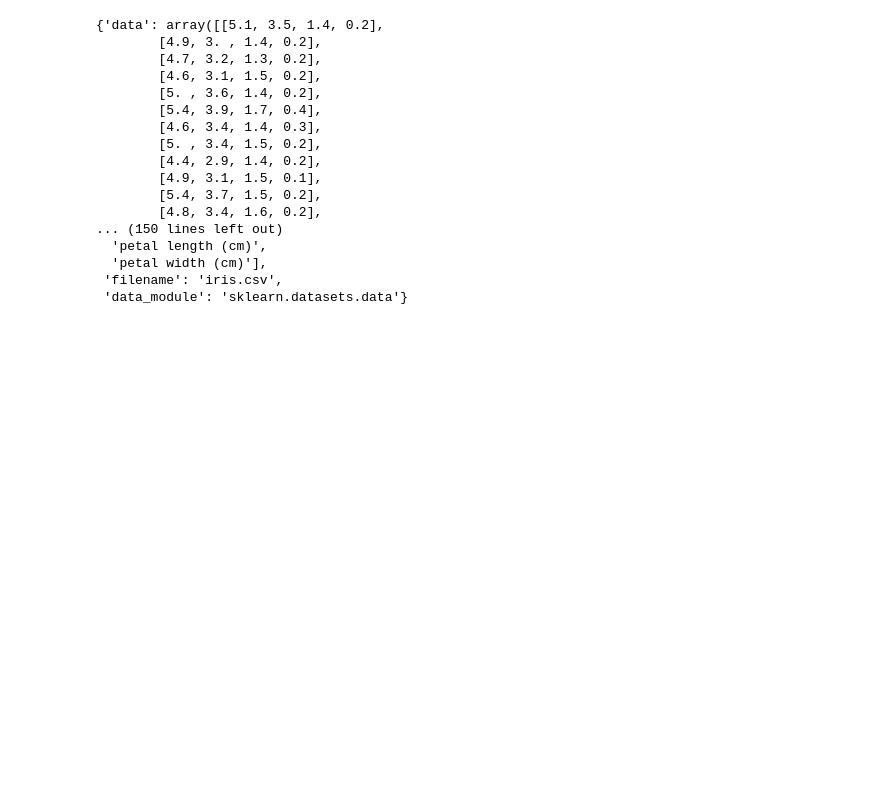
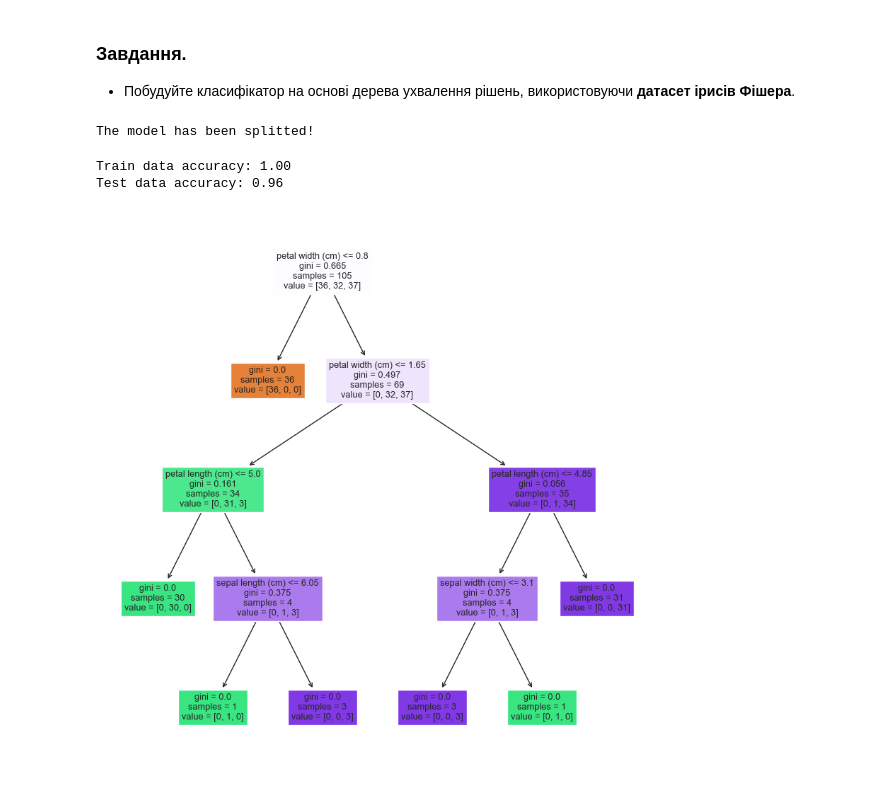
Before and after one commit to OleksiiHayvoronskyi/lesson_39, a Jupyter notebook: Lesson_39_DecisionTree.ipynb, the cells around one changed output. Saved outputs shown, nothing was run; the diff lists cells and outputs as text; code cells hidden in the pictures; blank space fills up the shorter version.

```diff
--- a/Lesson_39_DecisionTree.ipynb
+++ b/Lesson_39_DecisionTree.ipynb
@@ -1,26 +1,46 @@
-# %%
-
-from sklearn.datasets import load_iris
-
-
-# Reading the Iris.csv file
-data = load_iris()
-data
-# %% [output]
-{'data': array([[5.1, 3.5, 1.4, 0.2],
-        [4.9, 3. , 1.4, 0.2],
-        [4.7, 3.2, 1.3, 0.2],
-        [4.6, 3.1, 1.5, 0.2],
-        [5. , 3.6, 1.4, 0.2],
-        [5.4, 3.9, 1.7, 0.4],
-        [4.6, 3.4, 1.4, 0.3],
-        [5. , 3.4, 1.5, 0.2],
-        [4.4, 2.9, 1.4, 0.2],
-        [4.9, 3.1, 1.5, 0.1],
-        [5.4, 3.7, 1.5, 0.2],
-        [4.8, 3.4, 1.6, 0.2],
-... (150 lines left out)
-  'petal length (cm)',
-  'petal width (cm)'],
- 'filename': 'iris.csv',
- 'data_module': 'sklearn.datasets.data'}
+# %% [markdown]
+### Завдання.
+* Побудуйте класифікатор на основі дерева ухвалення рішень, використовуючи **датасет ірисів Фішера**.
+# %%
+from sklearn.datasets import load_iris
+from sklearn import tree
+
+
+iris = load_iris()
+X, y = iris.data, iris.target
+clf = tree.DecisionTreeClassifier()
+clf = clf.fit(X, y)
+# %%
+from sklearn.model_selection import train_test_split
+from sklearn.tree import DecisionTreeClassifier
+
+
+X_train, X_test, y_train, y_test = train_test_split(X, y, random_state=1, test_size=0.3, shuffle=True)
+print('The model has been splitted!')
+# %% [output]
+The model has been splitted!
+# %%
+from sklearn.metrics import accuracy_score
+
+# Creating Decision Tree Classifier.
+dtree_model = DecisionTreeClassifier(criterion='gini', random_state=1)
+dtree_model.fit(X_train, y_train)
+
+# Predict Accuracy Score.
+y_pred = dtree_model.predict(X_test)
+
+train_score = accuracy_score(y_true=y_train, y_pred=dtree_model.predict(X_train))
+test_score = accuracy_score(y_true=y_test, y_pred=y_pred)
+
+print(f"Train data accuracy: {train_score:.2f}" )
+print(f"Test data accuracy: {test_score:.2f}")
+# %% [output]
+Train data accuracy: 1.00
+Test data accuracy: 0.96
+# %%
+import matplotlib.pyplot as plt
+
+fig = plt.figure(figsize=(10,10))
+get_fig = tree.plot_tree(dtree_model, feature_names=iris.feature_names, filled=True)
+# %% [output]
+[figure, added]
```
